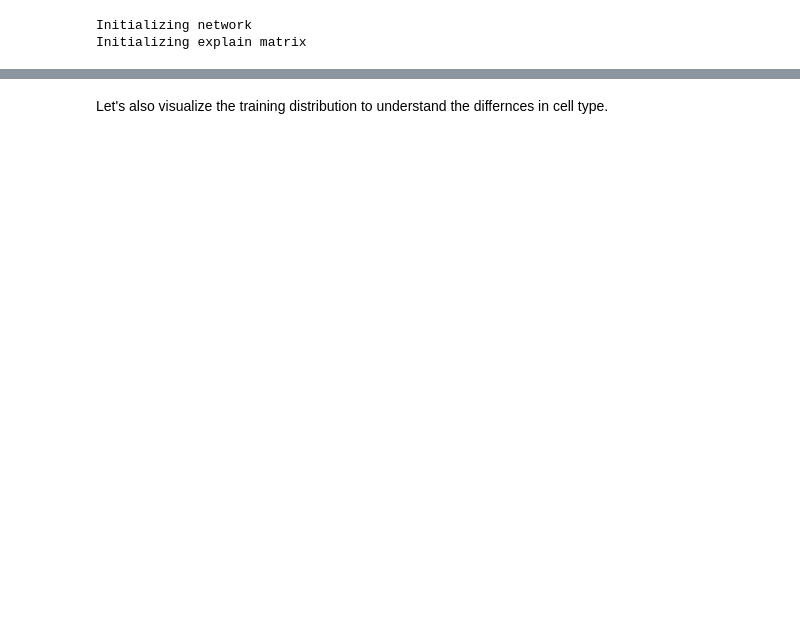
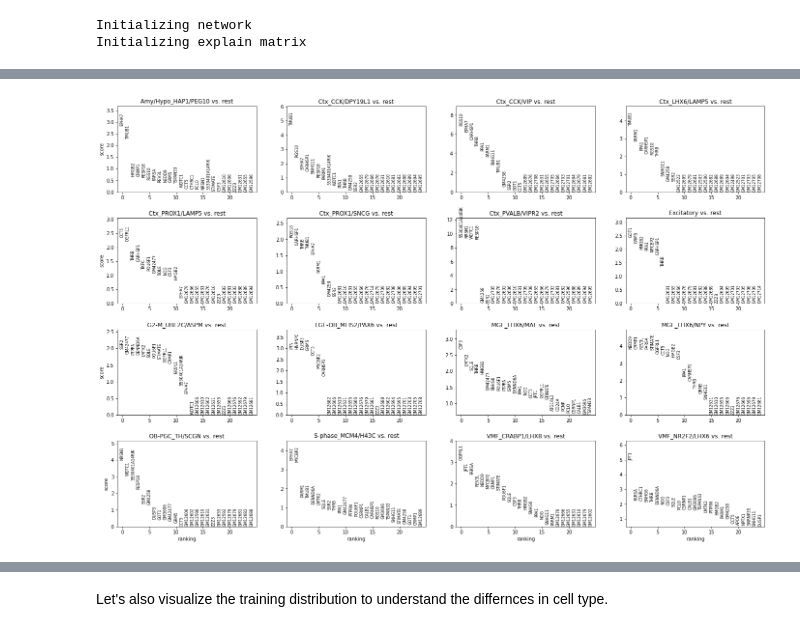
Before and after one commit to jlehrer1/SIMS-benchmark, a Jupyter notebook: notebooks/mostajo_model_01.ipynb, the cells around one changed output, grey strips where cells are left out. Cells and saved outputs as stored; diff of their text form; code cells hidden in the pictures; blank space fills up the shorter version.

```diff
--- a/notebooks/mostajo_model_01.ipynb
+++ b/notebooks/mostajo_model_01.ipynb
@@ -174,0 +347,5 @@ fig.write_image('../../ms-thesis/images/mo_experiment_inference_td.pdf', scale=3
+# %%
+sc.tl.rank_genes_groups(adata, 'celltype', method='wilcoxon', key_added = "wilcoxon")
+sc.pl.rank_genes_groups(adata, n_genes=25, sharey=False, key="wilcoxon")
+# %% [output]
+[figure, added]
```
Also changed, not shown: parts of 44 cells of this notebook, 44 other files.
